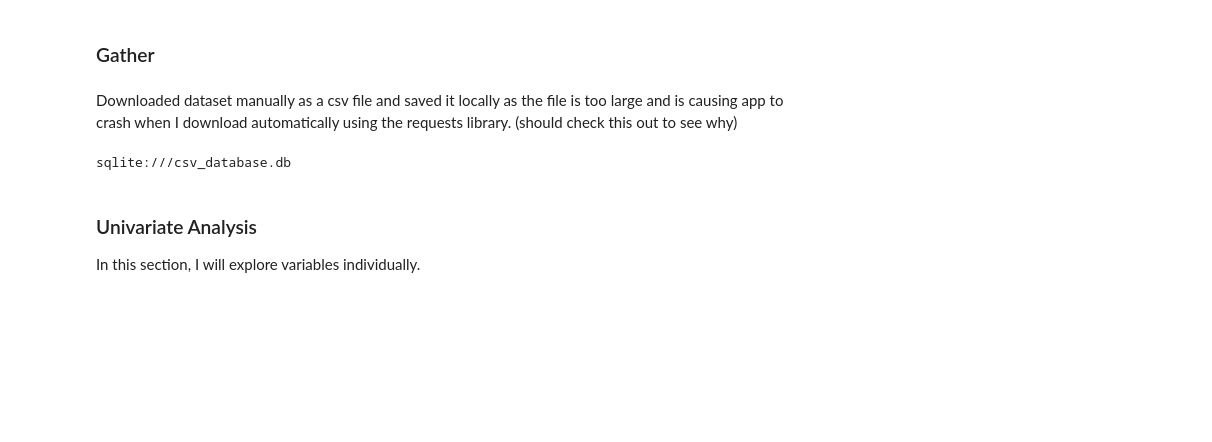
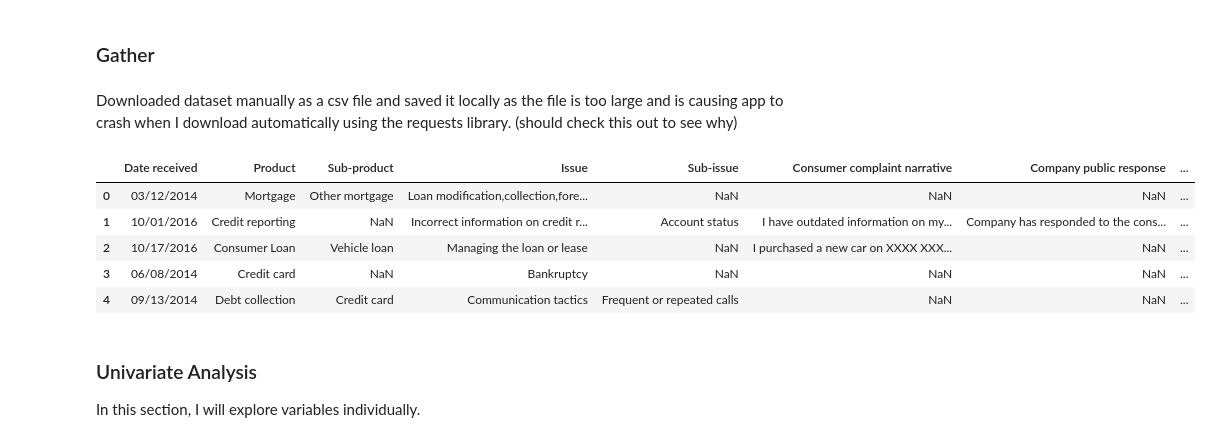
Before and after one commit to Halvinn/cfpb_complaints, a Jupyter notebook: cfpb_complaints.ipynb, the cells around one changed output. Drawn from its saved outputs; the diff is of its cells as text; code cells hidden in the pictures; blank space fills up the shorter version.

Commit message:
Read csv file in chunks.

```diff
--- a/cfpb_complaints.ipynb
+++ b/cfpb_complaints.ipynb
@@ -33,4 +27,0 @@ connection = engine.connect()
-# %%
-engine.url
-# %% [output]
-sqlite:///csv_database.db
@@ -43,6 +28,17 @@ for chunk in chunks:
 # %%
-# Read csv file into Pandas DataFrame.
-complaints_df = pd.read_csv('Consumer_Complaints.csv', parse_dates=True)
+# Read csv file into Pandas DataFrame suing chunksize due to memory issue (csv file is ~ 450 Mb)
+chunksize = 10000
+chunks = pd.read_csv('Consumer_Complaints.csv', parse_dates=True, chunksize=chunksize)
+complaints_df = pd.concat(chunks, ignore_index=True)
+# %%
+complaints_df.head()
+# %% [output]
+|  | Date received | Product | Sub-product | Issue | Sub-issue | Consumer complaint narrative | Company public response | ... |
+| 0 | 03/12/2014 | Mortgage | Other mortgage | Loan modification,collection,fore... | NaN | NaN | NaN | ... |
+| 1 | 10/01/2016 | Credit reporting | NaN | Incorrect information on credit r... | Account status | I have outdated information on my... | Company has responded to the cons... | ... |
+| 2 | 10/17/2016 | Consumer Loan | Vehicle loan | Managing the loan or lease | NaN | I purchased a new car on XXXX XXX... | NaN | ... |
+| 3 | 06/08/2014 | Credit card | NaN | Bankruptcy | NaN | NaN | NaN | ... |
+| 4 | 09/13/2014 | Debt collection | Credit card | Communication tactics | Frequent or repeated calls | NaN | NaN | ... |
 # %%
 col_names = ['Date_received', 'Product', 'Sub_product', 'Issue', 'Sub_issue',
        'Consumer_complaint_narrative', 'Company_public_response', 'Company',
```
Also changed, not shown: parts of 5 cells of this notebook.
